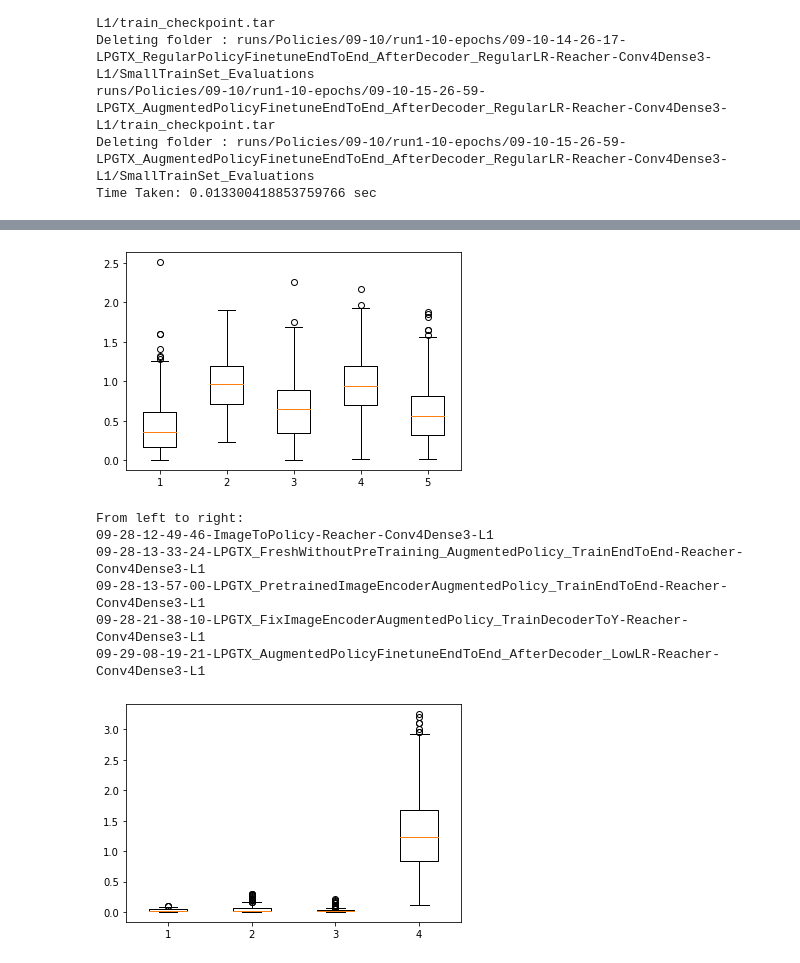
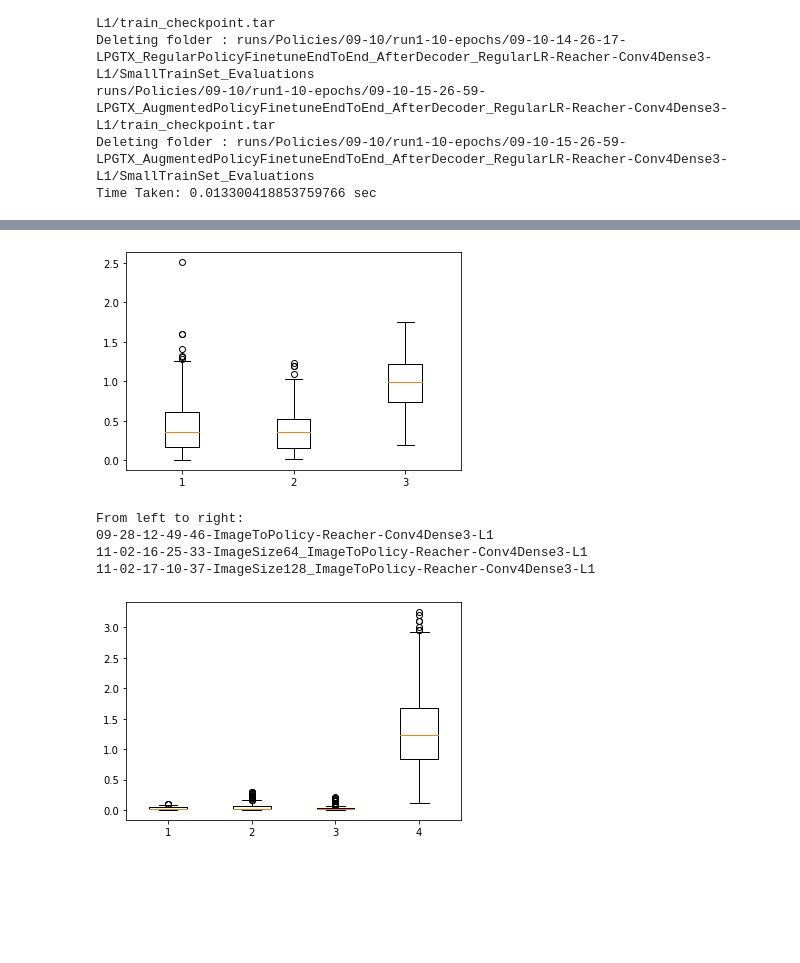
Before and after one commit to PradeepKadubandi/DemoPlanner, a Jupyter notebook: SimpleReacherExperiments2.ipynb, the cells around one changed output, grey strips where cells are left out. Drawn from its saved outputs; the diff is of its cells as text; code cells hidden in the pictures; blank space fills up the shorter version.

Commit message:
Notebook changes and simulator changes for reduced image size

```diff
--- a/SimpleReacherExperiments2.ipynb
+++ b/SimpleReacherExperiments2.ipynb
@@ -632,25 +652,21 @@ From left to right:
 # %%
 plottinghelpers.box_plot_across_runs(
-    rootdir='runs/Policies/09-28',
+    rootdir='runs/Policies/',
     eval_folder_name='TestSet_Evaluations',
     error_index=4,
     metric_name='Goal Deviation',
     include=[
         '09-28-12-49-46-ImageToPolicy-Reacher-Conv4Dense3-L1',
-        '09-28-13-33-24-LPGTX_FreshWithoutPreTraining_AugmentedPolicy_TrainEndToEnd-Reacher-Conv4Dense3-L1',
-        '09-28-13-57-00-LPGTX_PretrainedImageEncoderAugmentedPolicy_TrainEndToEnd-Reacher-Conv4Dense3-L1',
-        '09-28-21-38-10-LPGTX_FixImageEncoderAugmentedPolicy_TrainDecoderToY-Reacher-Conv4Dense3-L1',
-        '09-29-08-19-21-LPGTX_AugmentedPolicyFinetuneEndToEnd_AfterDecoder_LowLR-Reacher-Conv4Dense3-L1'
+        '11-02-16-25-33-ImageSize64_ImageToPolicy-Reacher-Conv4Dense3-L1',
+        '11-02-17-10-37-ImageSize128_ImageToPolicy-Reacher-Conv4Dense3-L1',
     ]
 )
 # %% [output]
-[figure, old version]
+[figure, new version]
 From left to right:
 09-28-12-49-46-ImageToPolicy-Reacher-Conv4Dense3-L1
-09-28-13-33-24-LPGTX_FreshWithoutPreTraining_AugmentedPolicy_TrainEndToEnd-Reacher-Conv4Dense3-L1
-09-28-13-57-00-LPGTX_PretrainedImageEncoderAugmentedPolicy_TrainEndToEnd-Reacher-Conv4Dense3-L1
-09-28-21-38-10-LPGTX_FixImageEncoderAugmentedPolicy_TrainDecoderToY-Reacher-Conv4Dense3-L1
-09-29-08-19-21-LPGTX_AugmentedPolicyFinetuneEndToEnd_AfterDecoder_LowLR-Reacher-Conv4Dense3-L1
+11-02-16-25-33-ImageSize64_ImageToPolicy-Reacher-Conv4Dense3-L1
+11-02-17-10-37-ImageSize128_ImageToPolicy-Reacher-Conv4Dense3-L1
 # %%
 plottinghelpers.box_plot_across_runs(
     rootdir='runs/Policies',
```
Also changed, not shown: parts of 17 cells of this notebook, 2 other files.
